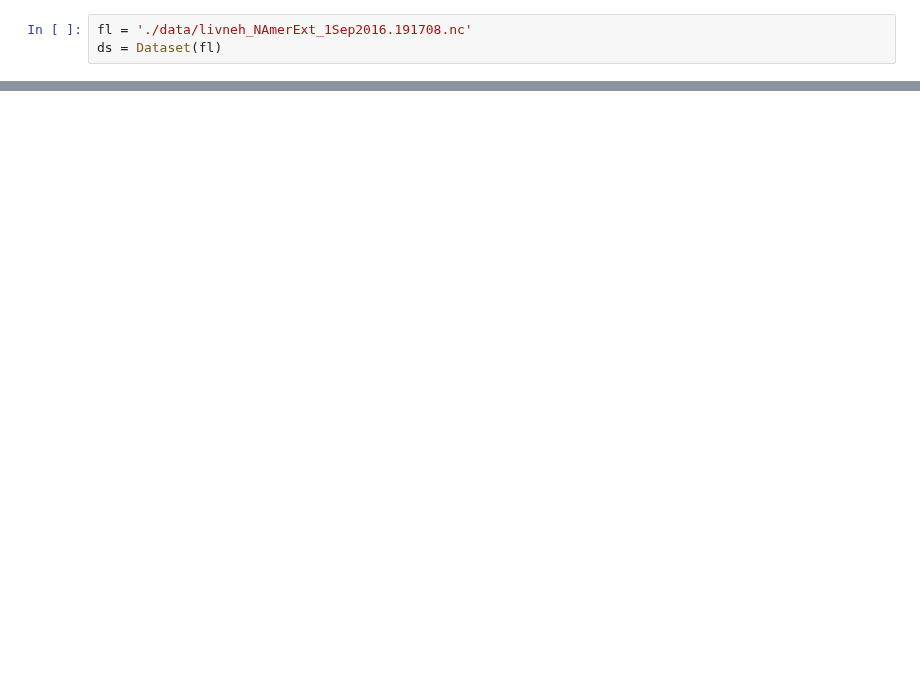
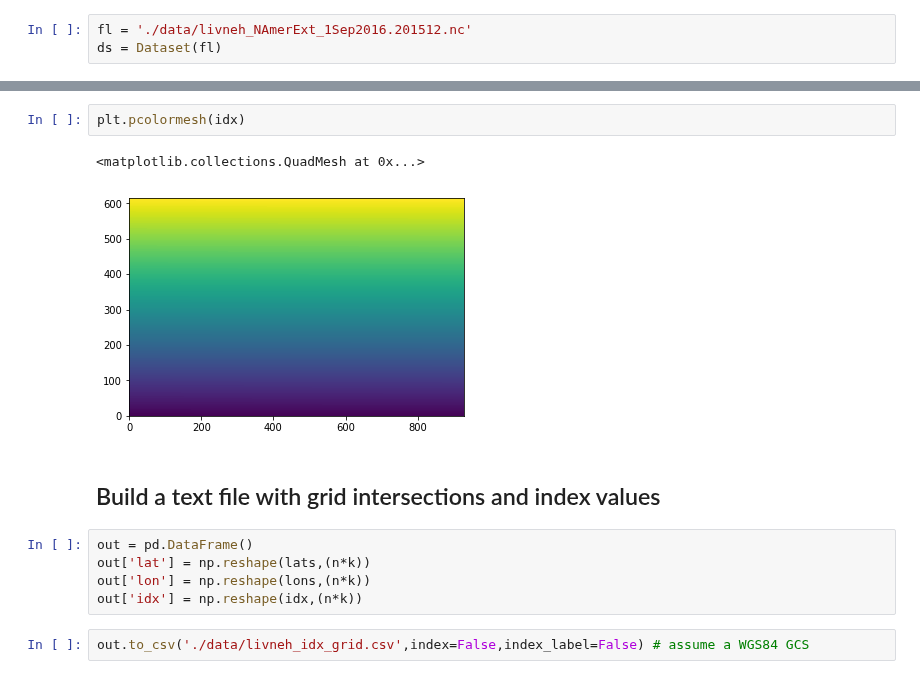
Before and after one commit to theobarnhart-USGS/NHM_precip, a Jupyter notebook: explore_livneh_met.ipynb, the cells around one changed output, grey strips where cells are left out. Drawn from its saved outputs; the diff is of its cells as text; blank space fills up the shorter version.

```diff
--- a/explore_livneh_met.ipynb
+++ b/explore_livneh_met.ipynb
@@ -6,3 +8,3 @@ import matplotlib.pyplot as plt
 # %%
-fl = './data/livneh_NAmerExt_1Sep2016.191708.nc'
+fl = './data/livneh_NAmerExt_1Sep2016.201512.nc'
 ds = Dataset(fl)
@@ -50,0 +57,14 @@ plt.pcolormesh(ds.variables['Prec'][10,:,:])
+# %%
+plt.pcolormesh(idx)
+# %% [output]
+<matplotlib.collections.QuadMesh at 0x...>
+[figure, added]
+# %% [markdown]
+## Build a text file with grid intersections and index values
+# %%
+out = pd.DataFrame()
+out['lat'] = np.reshape(lats,(n*k))
+out['lon'] = np.reshape(lons,(n*k))
+out['idx'] = np.reshape(idx,(n*k))
+# %%
+out.to_csv('./data/livneh_idx_grid.csv',index=False,index_label=False) # assume a WGS84 GCS
```
Also changed, not shown: parts of 17 cells of this notebook.
